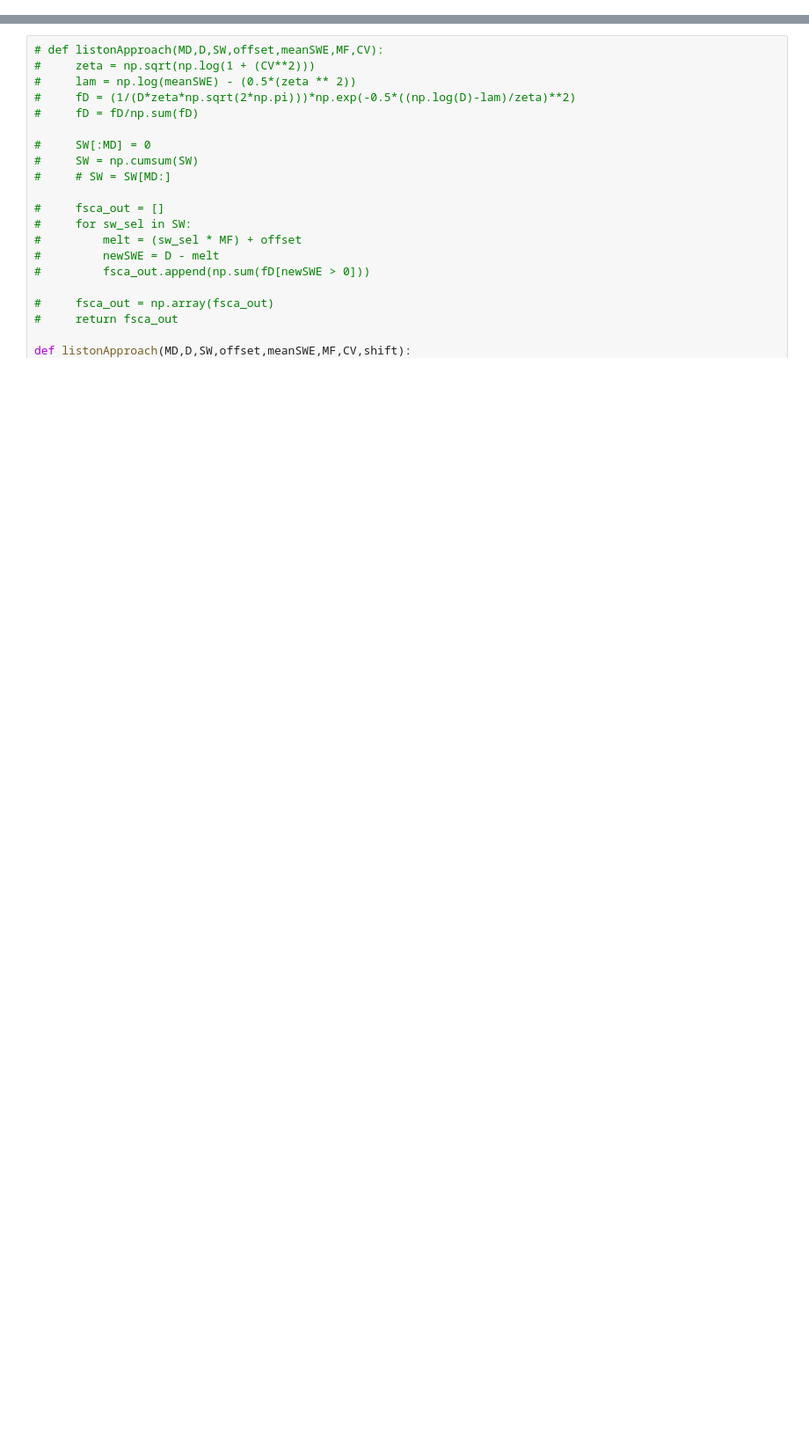
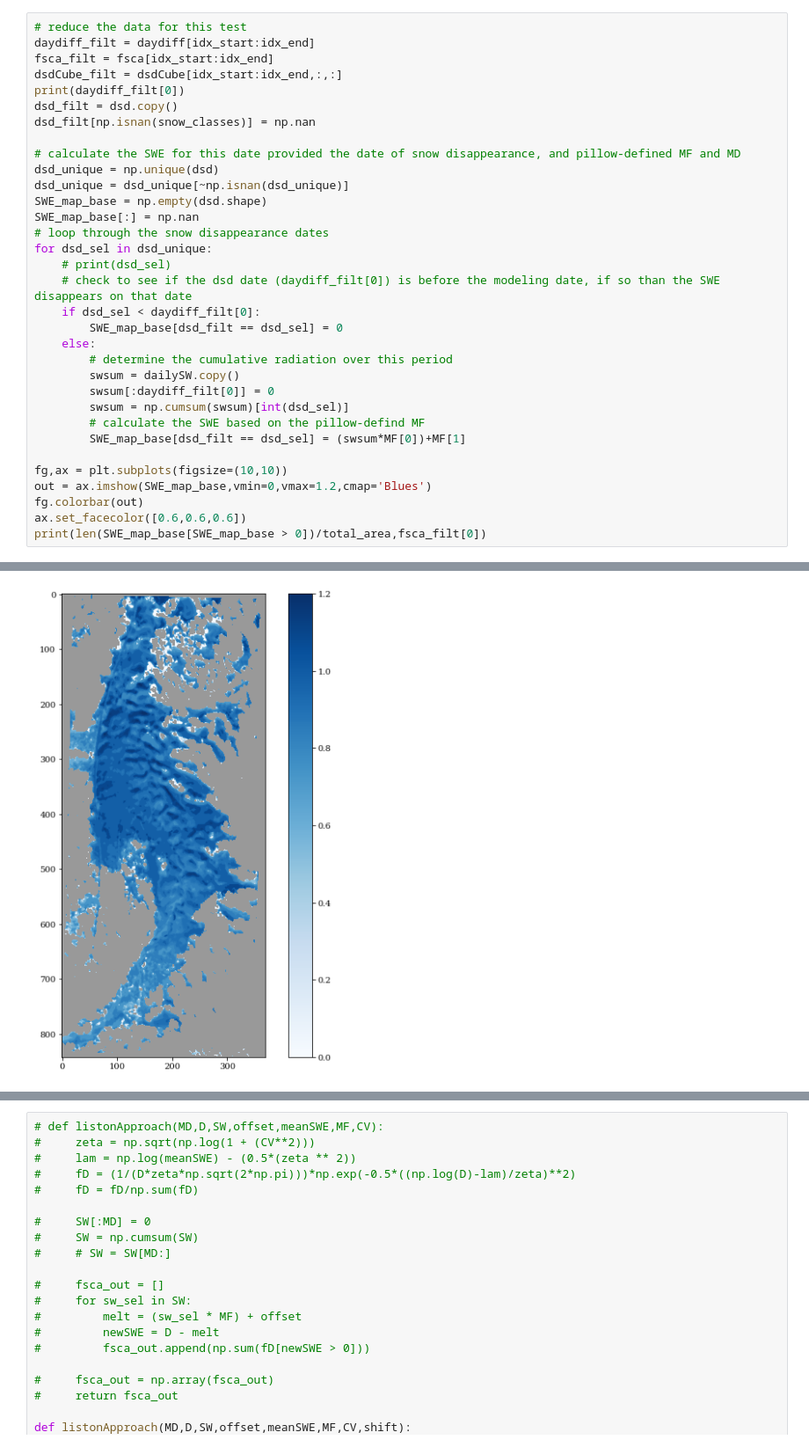
Before and after one commit to jupflug/CSDA_scripts, a Jupyter notebook: 5_process_Reconstruction.ipynb, the cells around one changed output, grey strips where cells are left out. Shown at 88% size. Drawn from its saved outputs; the diff is of its cells as text; blank space fills up the shorter version.

```diff
--- a/5_process_Reconstruction.ipynb
+++ b/5_process_Reconstruction.ipynb
@@ -136,0 +190,34 @@ plt.imshow(snow_classes)
+# %%
+# reduce the data for this test
+daydiff_filt = daydiff[idx_start:idx_end]
+fsca_filt = fsca[idx_start:idx_end]
+dsdCube_filt = dsdCube[idx_start:idx_end,:,:]
+print(daydiff_filt[0])
+dsd_filt = dsd.copy()
+dsd_filt[np.isnan(snow_classes)] = np.nan
+
+# calculate the SWE for this date provided the date of snow disappearance, and pillow-defined MF and MD
+dsd_unique = np.unique(dsd)
+dsd_unique = dsd_unique[~np.isnan(dsd_unique)]
+SWE_map_base = np.empty(dsd.shape)
+SWE_map_base[:] = np.nan
+# loop through the snow disappearance dates
+for dsd_sel in dsd_unique:
+    # print(dsd_sel)
+    # check to see if the dsd date (daydiff_filt[0]) is before the modeling date, if so than the SWE disappears on that date
+    if dsd_sel < daydiff_filt[0]:
+        SWE_map_base[dsd_filt == dsd_sel] = 0
+    else:
+        # determine the cumulative radiation over this period
+        swsum = dailySW.copy()
+        swsum[:daydiff_filt[0]] = 0
+        swsum = np.cumsum(swsum)[int(dsd_sel)]
+        # calculate the SWE based on the pillow-defind MF
+        SWE_map_base[dsd_filt == dsd_sel] = (swsum*MF[0])+MF[1]
+
+fg,ax = plt.subplots(figsize=(10,10))
+out = ax.imshow(SWE_map_base,vmin=0,vmax=1.2,cmap='Blues')
+fg.colorbar(out)
+ax.set_facecolor([0.6,0.6,0.6])
+print(len(SWE_map_base[SWE_map_base > 0])/total_area,fsca_filt[0])
+# %% [output]
@@ -136,0 +226 @@ plt.imshow(snow_classes)
+[figure, added]
```
Also changed, not shown: parts of 23 cells of this notebook, 2 other files.
